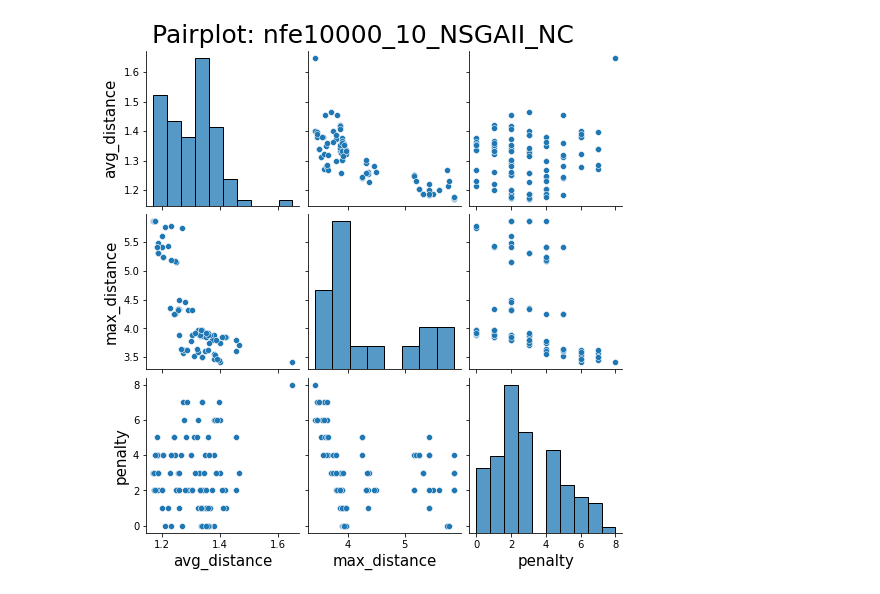
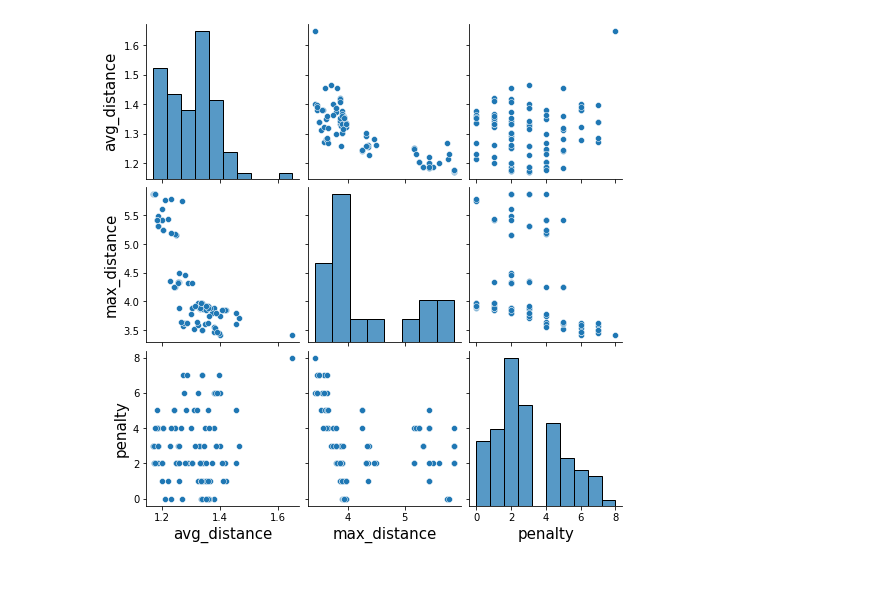
Before and after one commit to daanieo/FATM_opt, a Jupyter notebook: Optimisation.ipynb, the cells around one changed output. Drawn from its saved outputs; the diff is of its cells as text; code cells hidden in the pictures.

```diff
--- a/Optimisation.ipynb
+++ b/Optimisation.ipynb
@@ -30,13 +30,13 @@ saved_results_obj = pd.read_csv("save_files/nfe10000_10_NSGAII_NC/objectives_nfe
 # %%
 import seaborn
 objectives = saved_results_obj.iloc[0:100,:]
 variables = saved_results_vars.iloc[0:100,:]
 objectives.columns = ["avg_distance","max_distance","penalty"]
 seaborn.set_context( rc={"axes.labelsize":15})
 pp = seaborn.pairplot(objectives)#raw_results.iloc[:,1:])
-pp.fig.suptitle("Pairplot: nfe10000_10_NSGAII_NC",y=1.03,size=25);
+# pp.fig.suptitle("Pairplot: nfe10000_10_NSGAII_NC",y=1.03,size=25);
 # %% [output]
-[figure, old version]
+[figure, new version]
 # %%
 import plotly.express as px
 
```
Also changed, not shown: parts of 16 cells of this notebook, 10 other files.
